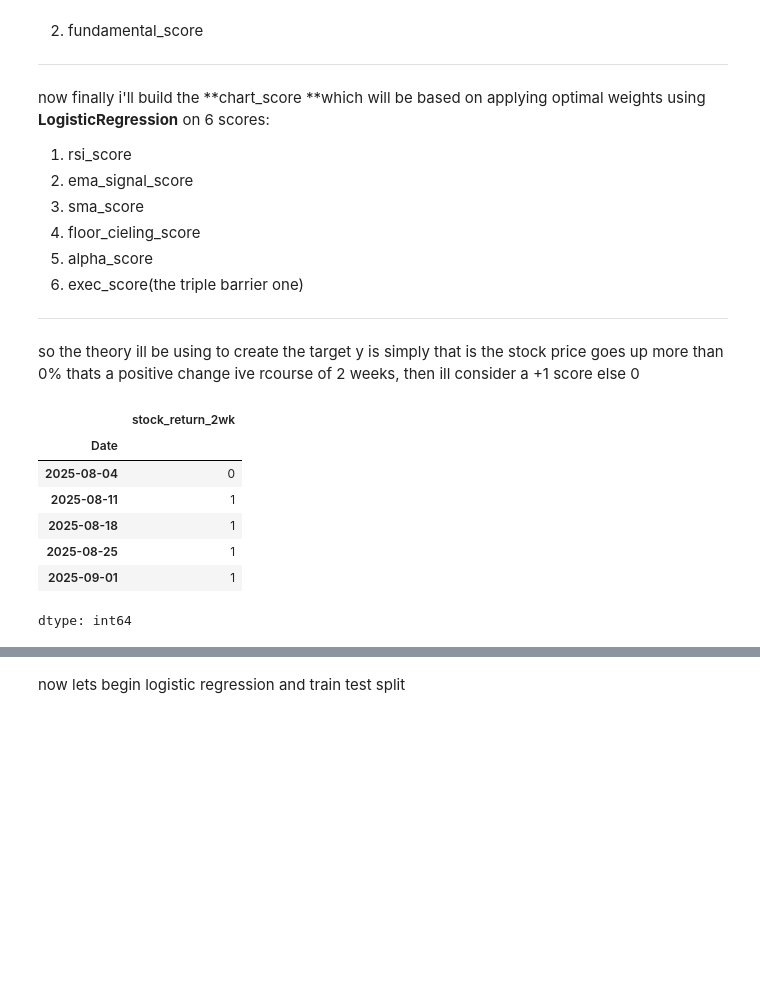
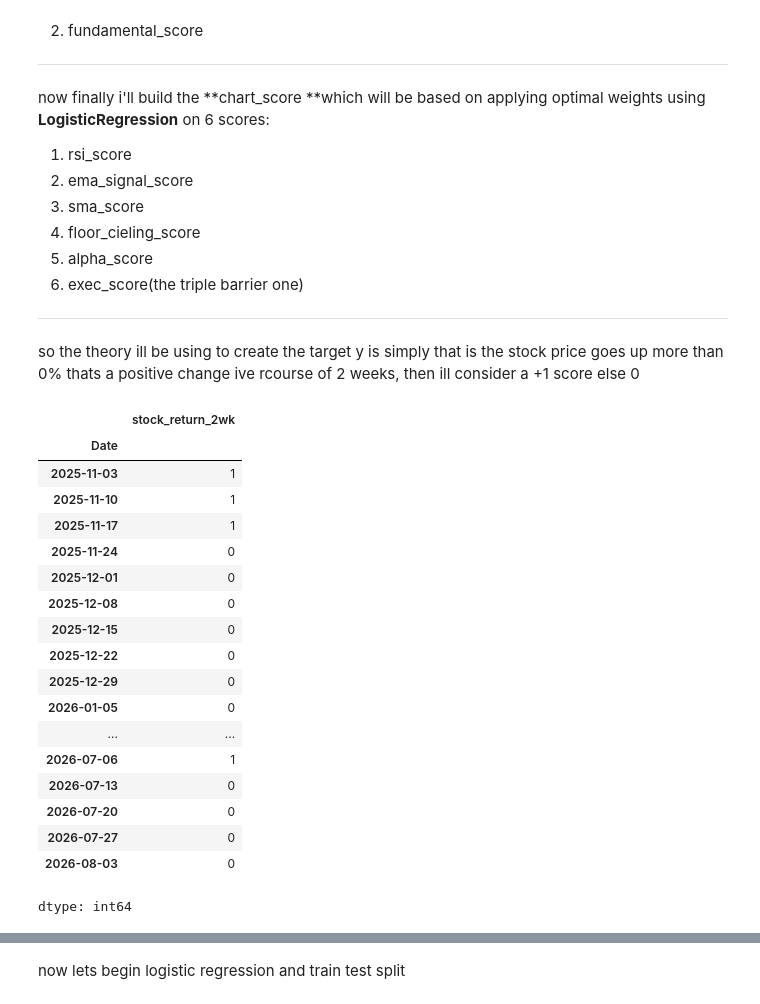
Before and after one commit to harjasjolly-create/algorithmic-stock-rating-program, a Jupyter notebook: hypothesis_verifier.ipynb, the cells around one changed output, grey strips where cells are left out. Drawn from its saved outputs; the diff is of its cells as text; code cells hidden in the pictures; blank space fills up the shorter version.

```diff
--- a/hypothesis_verifier.ipynb
+++ b/hypothesis_verifier.ipynb
@@ -596,20 +596,33 @@ now finally i'll build the **chart_score **which will be based on applying optim
 ---
 
 so the theory ill be using to create the target y is simply that is the stock price goes up more than 0% thats a positive change ive rcourse of 2 weeks, then ill consider a +1 score else 0
-# %%
-signum_return_2wk=stock_data['stock_return_2wk']/stock_data['stock_return_2wk'].abs()
-signum_return_2wk
-y=signum_return_2wk.apply(lambda x: 1 if x>0 else 0)
-y.head()
-# %% [output]
-|  | stock_return_2wk |
-| Date |  |
-| 2025-08-04 | 0 |
-| 2025-08-11 | 1 |
-| 2025-08-18 | 1 |
-| 2025-08-25 | 1 |
-| 2025-09-01 | 1 |
-dtype: int64
+# %%
+stock_data.drop(columns=['nearest resistance', 'nearest support'], inplace=True, errors='ignore')
+
+#had to do this as in case of nio resistancve or support all will be nan hence all rown will be removed
+stock_data.dropna(inplace=True)
+y=stock_data['stock_return_2wk'].apply(lambda x: 1 if x>0 else 0)
+y
+# %% [output]
+|  | stock_return_2wk |
+| Date |  |
+| 2025-11-03 | 1 |
+| 2025-11-10 | 1 |
+| 2025-11-17 | 1 |
+| 2025-11-24 | 0 |
+| 2025-12-01 | 0 |
+| 2025-12-08 | 0 |
+| 2025-12-15 | 0 |
+| 2025-12-22 | 0 |
+| 2025-12-29 | 0 |
+| 2026-01-05 | 0 |
+| ... | ... |
+| 2026-07-06 | 1 |
+| 2026-07-13 | 0 |
+| 2026-07-20 | 0 |
+| 2026-07-27 | 0 |
+| 2026-08-03 | 0 |
+dtype: int64
 # %%
 x=stock_data[["RSI Score","EMA Signal Score","SMA Score","floor_ceiling_score","alpha_score","exec_score"]]
 x.sample(3)
```
Also changed, not shown: parts of 16 cells of this notebook.
